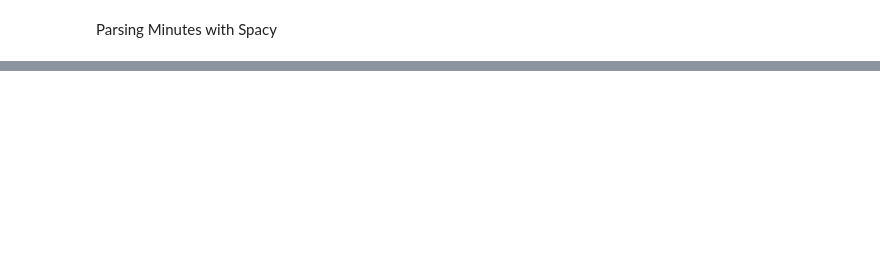
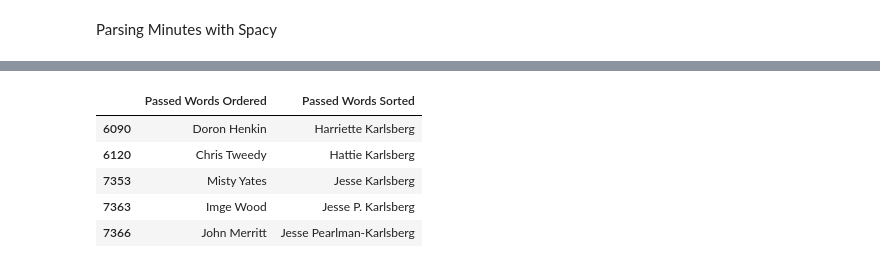
Before and after one commit to briantt12/fasolaminutes_parsing, a Jupyter notebook: aman_parse_minutes.ipynb, the cells around one changed output, grey strips where cells are left out. Drawn from its saved outputs; the diff is of its cells as text; code cells hidden in the pictures; blank space fills up the shorter version.

Commit message:
added rapidfuzz

```diff
--- a/aman_parse_minutes.ipynb
+++ b/aman_parse_minutes.ipynb
@@ -537,0 +547,22 @@ KeyboardInterrupt:
+# %%
+
+import pandas as pd
+from rapidfuzz import fuzz
+df_matched = pd.read_csv('matched_names_1000.csv')
+df_passed = pd.read_csv('passed_names_1000.csv')
+
+df_passed[df_passed['Passed Words Sorted'].str.endswith('Karlsberg')].head()
+
+# name1 = "Jesse Karlsberg"
+# name2 = "Jesse P. Karlsberg"
+# name1,name2 = "Jesse Karlsberg","Jesse P. Karlsberg"
+
+# similarity_score = fuzz.ratio(name1, name2)
+# print(similarity_score)
+# %% [output]
+|  | Passed Words Ordered | Passed Words Sorted |
+| 6090 | Doron Henkin | Harriette Karlsberg |
+| 6120 | Chris Tweedy | Hattie Karlsberg |
+| 7353 | Misty Yates | Jesse Karlsberg |
+| 7363 | Imge Wood | Jesse P. Karlsberg |
+| 7366 | John Merritt | Jesse Pearlman-Karlsberg |
```
Also changed, not shown: parts of 2 cells of this notebook.
